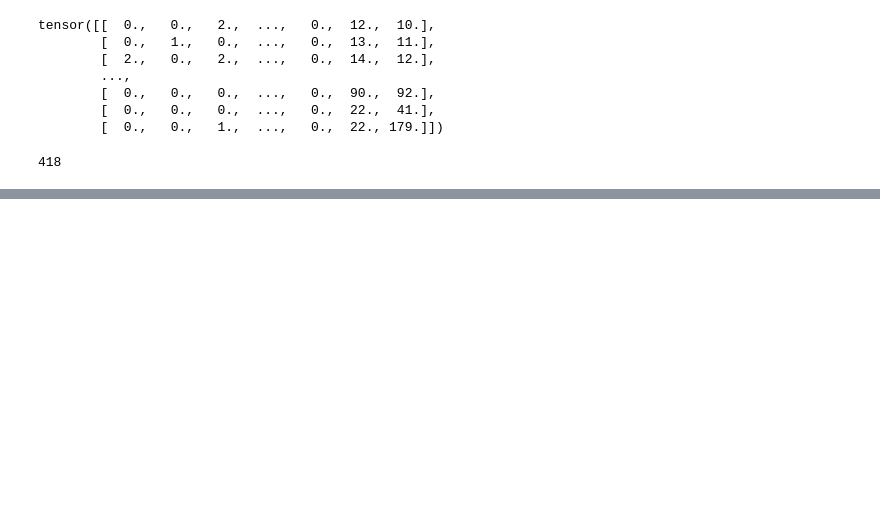
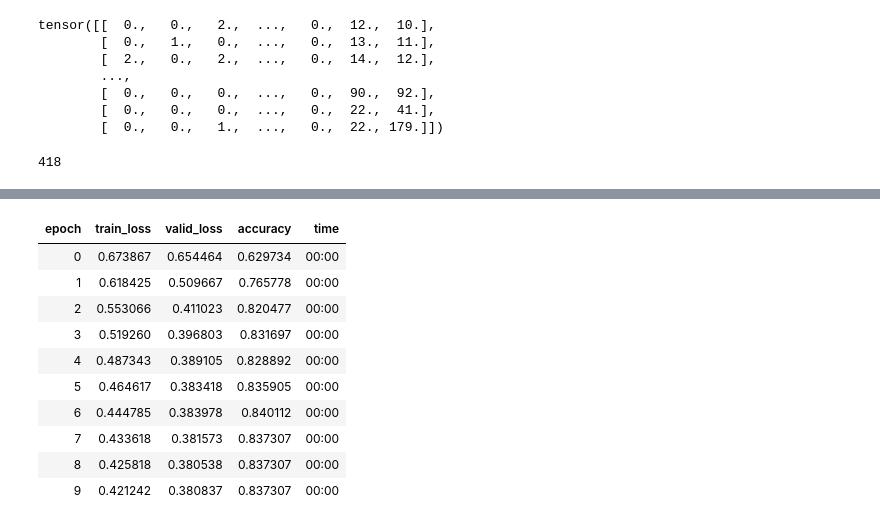
Before and after one commit to Puurun/fastai_code_example, a Jupyter notebook: pytorch-titanic.ipynb, the cells around one changed output, grey strips where cells are left out. Saved outputs shown, nothing was run; the diff lists cells and outputs as text; code cells hidden in the pictures; blank space fills up the shorter version.

```diff
--- a/pytorch-titanic.ipynb
+++ b/pytorch-titanic.ipynb
@@ -615,0 +640,14 @@ result.to_csv('submission.csv', index=False)
+# %%
+learn.fit_one_cycle(10, 1e-3)
+# %% [output]
+| epoch | train_loss | valid_loss | accuracy | time |
+| 0 | 0.673867 | 0.654464 | 0.629734 | 00:00 |
+| 1 | 0.618425 | 0.509667 | 0.765778 | 00:00 |
+| 2 | 0.553066 | 0.411023 | 0.820477 | 00:00 |
+| 3 | 0.519260 | 0.396803 | 0.831697 | 00:00 |
+| 4 | 0.487343 | 0.389105 | 0.828892 | 00:00 |
+| 5 | 0.464617 | 0.383418 | 0.835905 | 00:00 |
+| 6 | 0.444785 | 0.383978 | 0.840112 | 00:00 |
+| 7 | 0.433618 | 0.381573 | 0.837307 | 00:00 |
+| 8 | 0.425818 | 0.380538 | 0.837307 | 00:00 |
+| 9 | 0.421242 | 0.380837 | 0.837307 | 00:00 |
```
Also changed, not shown: parts of 15 cells of this notebook.
